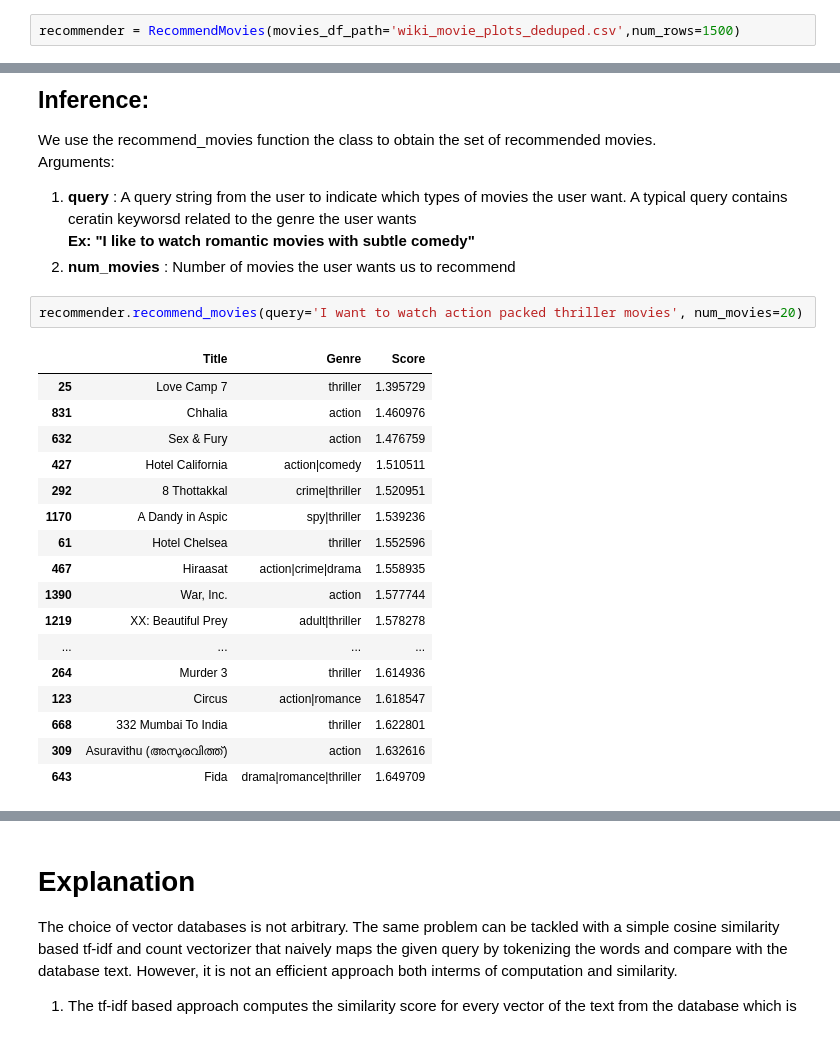
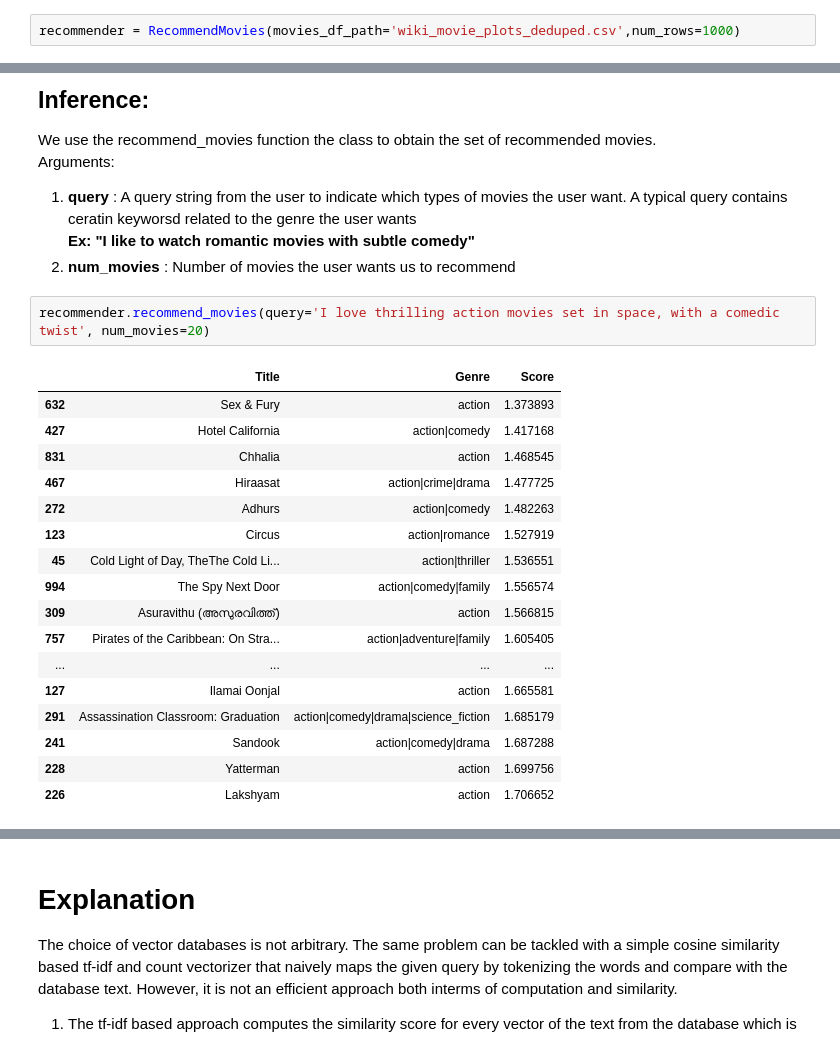
Before and after one commit to potladurthy/lumaa-spring-2025-ai-ml, a Jupyter notebook: recommender.ipynb, the cells around one changed output, grey strips where cells are left out. Cells and saved outputs as stored; diff of their text form.

```diff
--- a/recommender.ipynb
+++ b/recommender.ipynb
@@ -271,6 +338,6 @@ When the class is instantiated a vector database is created using the num of sam
 **Note**:
 This process takes some time depending on the size of the data we want to store in our vector database. The larger data we want to process the more time it takes to convert the text information into vector database. But once done querying the database is extremely fast and robust.
 # %%
-recommender = RecommendMovies(movies_df_path='wiki_movie_plots_deduped.csv',num_rows=1500)
+recommender = RecommendMovies(movies_df_path='wiki_movie_plots_deduped.csv',num_rows=1000)
 # %% [output]
 Starting data preprocessing
@@ -289,25 +356,25 @@ Arguments:
     **Ex: "I like to watch romantic movies with subtle comedy"**
 2) **num_movies** : Number of movies the user wants us to recommend
 # %%
-recommender.recommend_movies(query='I want to watch action packed thriller movies', num_movies=20)
+recommender.recommend_movies(query='I love thrilling action movies set in space, with a comedic twist', num_movies=20)
 # %% [output]
 |  | Title | Genre | Score |
-| 25 | Love Camp 7 | thriller | 1.395729 |
-| 831 | Chhalia | action | 1.460976 |
-| 632 | Sex & Fury | action | 1.476759 |
-| 427 | Hotel California | action|comedy | 1.510511 |
-| 292 | 8 Thottakkal | crime|thriller | 1.520951 |
-| 1170 | A Dandy in Aspic | spy|thriller | 1.539236 |
-| 61 | Hotel Chelsea | thriller | 1.552596 |
-| 467 | Hiraasat | action|crime|drama | 1.558935 |
-| 1390 | War, Inc. | action | 1.577744 |
-| 1219 | XX: Beautiful Prey | adult|thriller | 1.578278 |
+| 632 | Sex & Fury | action | 1.373893 |
+| 427 | Hotel California | action|comedy | 1.417168 |
+| 831 | Chhalia | action | 1.468545 |
+| 467 | Hiraasat | action|crime|drama | 1.477725 |
+| 272 | Adhurs | action|comedy | 1.482263 |
+| 123 | Circus | action|romance | 1.527919 |
+| 45 | Cold Light of Day, TheThe Cold Li... | action|thriller | 1.536551 |
+| 994 | The Spy Next Door | action|comedy|family | 1.556574 |
+| 309 | Asuravithu (അസുരവിത്ത്‌) | action | 1.566815 |
+| 757 | Pirates of the Caribbean: On Stra... | action|adventure|family | 1.605405 |
 | ... | ... | ... | ... |
-| 264 | Murder 3 | thriller | 1.614936 |
-| 123 | Circus | action|romance | 1.618547 |
-| 668 | 332 Mumbai To India | thriller | 1.622801 |
-| 309 | Asuravithu (അസുരവിത്ത്‌) | action | 1.632616 |
-| 643 | Fida | drama|romance|thriller | 1.649709 |
+| 127 | Ilamai Oonjal | action | 1.665581 |
+| 291 | Assassination Classroom: Graduation | action|comedy|drama|science_fiction | 1.685179 |
+| 241 | Sandook | action|comedy|drama | 1.687288 |
+| 228 | Yatterman | action | 1.699756 |
+| 226 | Lakshyam | action | 1.706652 |
 # %%
 recommender.recommend_movies(query='Spy investigation', num_movies=15)
 # %% [output]
```
Also changed, not shown: parts of 11 cells of this notebook.
